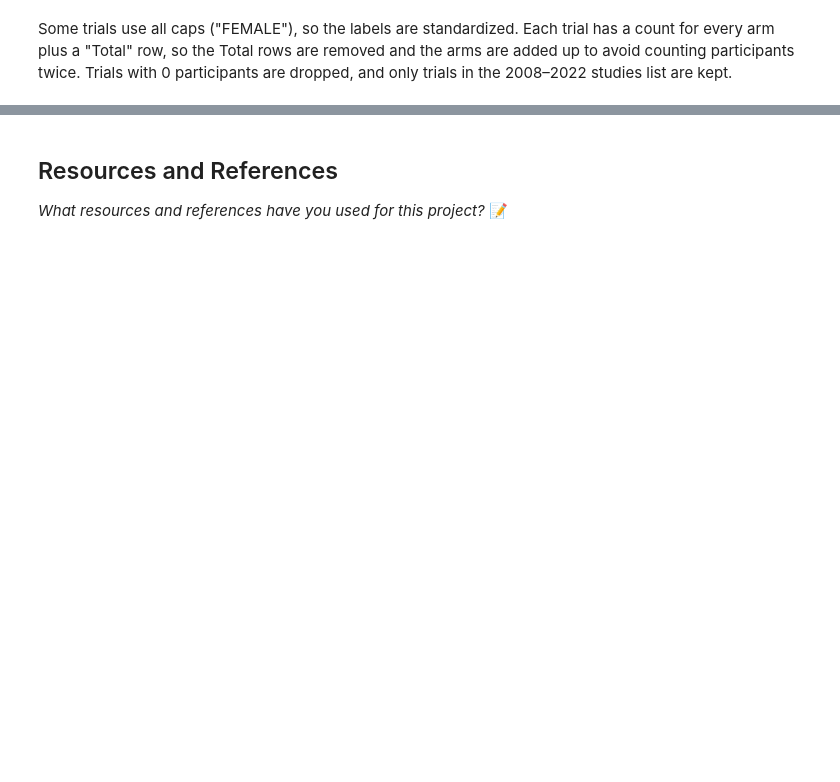
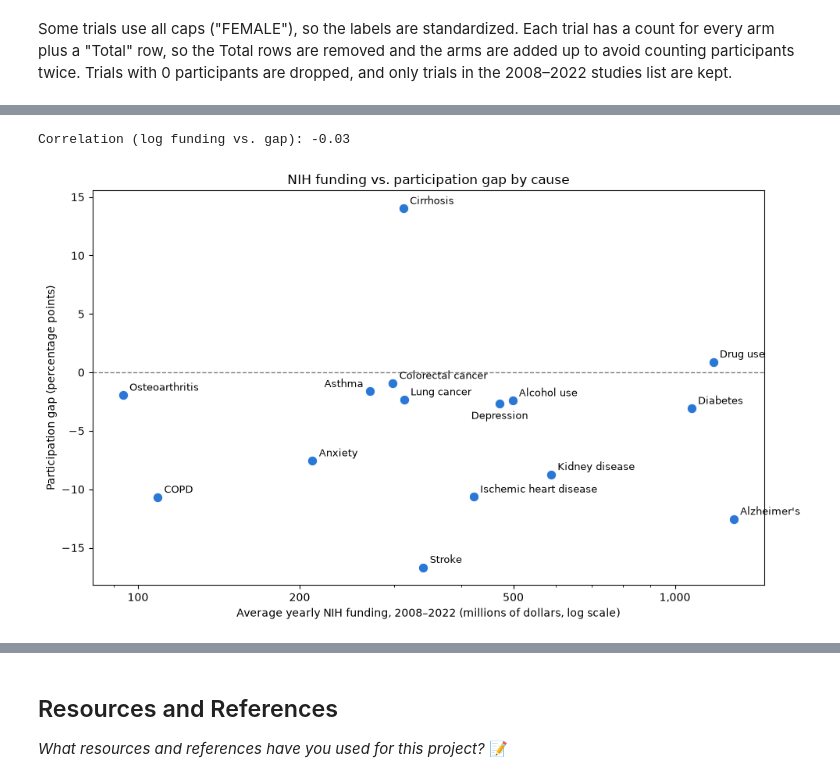
Before and after one commit to IT4063C-Fall2026/data-tech-analytics-final-project-smithmaria, a Jupyter notebook: source.ipynb, the cells around one changed output, grey strips where cells are left out. Drawn from its saved outputs; the diff is of its cells as text; code cells hidden in the pictures; blank space fills up the shorter version.

```diff
--- a/source.ipynb
+++ b/source.ipynb
@@ -415,0 +798,17 @@ sex.to_csv("data/processed/aact_sex_counts.csv", index=False)
+# %%
+import plotly.express as px
+
+gap["gap_points"] = gap["gap"] * 100
+
+fig = px.line(
+    gap, x="year", y="gap_points", facet_col="cause_name", facet_col_wrap=3,
+    category_orders={"cause_name": by_cause["cause_name"].tolist()},
+    hover_data=["trials"], markers=True, height=1100,
+    labels={"gap_points": "Gap (pts)", "year": "Year", "trials": "Trials"},
+    title="Participation gap over time (female share of trial participants minus female share of people with the condition)",
+)
+fig.for_each_annotation(lambda a: a.update(text=a.text.split("=")[1]))
+fig.update_traces(line_color="#2a78d6")
+fig.add_hline(y=0, line_dash="dash", line_color="gray")
+fig.add_vline(x=2016, line_dash="dot", line_color="lightgray")
+fig.show()
@@ -415,0 +823,51 @@ sex.to_csv("data/processed/aact_sex_counts.csv", index=False)
+# %%
+import numpy as np
+
+funding = gap.groupby("cause_name")["funding_millions"].mean().reset_index(name="avg_funding")
+by_cause = by_cause.merge(funding, on="cause_name")
+by_cause["gap_points"] = by_cause["gap"] * 100
+
+short_names = {
+    "Ischemic heart disease": "Ischemic heart disease",
+    "Drug use disorders": "Drug use",
+    "Diabetes mellitus": "Diabetes",
+    "Chronic obstructive pulmonary disease": "COPD",
+    "Stroke": "Stroke",
+    "Tracheal, bronchus, and lung cancer": "Lung cancer",
+    "Alzheimer's disease and other dementias": "Alzheimer's",
+    "Chronic kidney disease": "Kidney disease",
+    "Depressive disorders": "Depression",
+    "Anxiety disorders": "Anxiety",
+    "Cirrhosis and other chronic liver diseases": "Cirrhosis",
+    "Alcohol use disorders": "Alcohol use",
+    "Colon and rectum cancer": "Colorectal cancer",
+    "Osteoarthritis": "Osteoarthritis",
+    "Asthma": "Asthma",
+}
+by_cause["short_name"] = by_cause["cause_name"].map(short_names)
+
+print("Correlation (log funding vs. gap):", round(np.log10(by_cause["avg_funding"]).corr(by_cause["gap_points"]), 2))
+
+fig, ax = plt.subplots(figsize=(10, 6))
+sns.scatterplot(data=by_cause, x="avg_funding", y="gap_points", color="#2a78d6", s=80, ax=ax)
+
+# move a few labels so they don't overlap
+for _, row in by_cause.iterrows():
+    if row["short_name"] == "Asthma":
+        ax.annotate(row["short_name"], (row["avg_funding"], row["gap_points"]), xytext=(-6, 4), textcoords="offset points", fontsize=9, ha="right")
+    elif row["short_name"] == "Depression":
+        ax.annotate(row["short_name"], (row["avg_funding"], row["gap_points"]), xytext=(0, -14), textcoords="offset points", fontsize=9, ha="center")
+    else:
+        ax.annotate(row["short_name"], (row["avg_funding"], row["gap_points"]), xytext=(6, 4), textcoords="offset points", fontsize=9)
+
+ax.axhline(0, color="gray", linestyle="--", linewidth=1)
+ax.set_xscale("log")
+ax.set_xticks([100, 200, 500, 1000], ["100", "200", "500", "1,000"])
+ax.set_xlabel("Average yearly NIH funding, 2008–2022 (millions of dollars, log scale)")
+ax.set_ylabel("Participation gap (percentage points)")
+ax.set_title("NIH funding vs. participation gap by cause")
+plt.tight_layout()
+plt.show()
+# %% [output]
+Correlation (log funding vs. gap): -0.03
+[figure, added]
```
Also changed, not shown: parts of 50 cells of this notebook, 1 other file.
